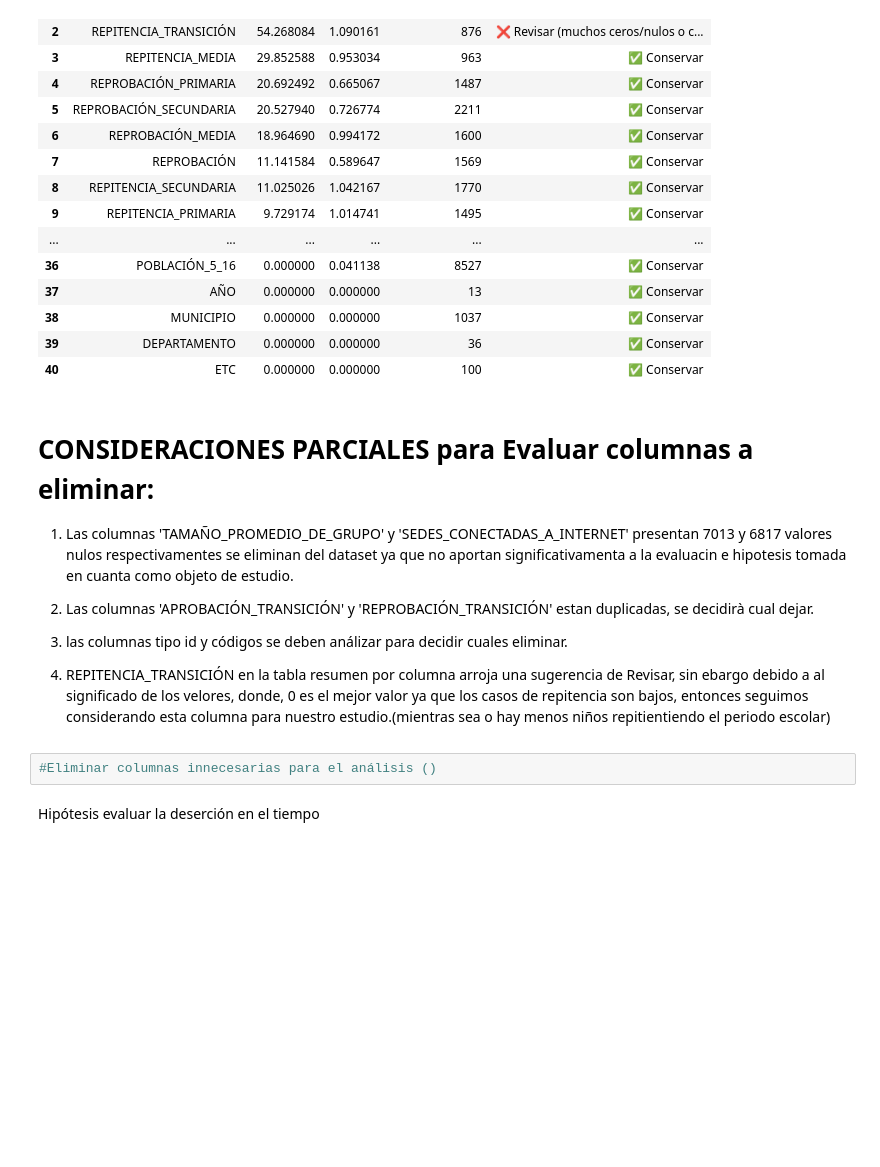
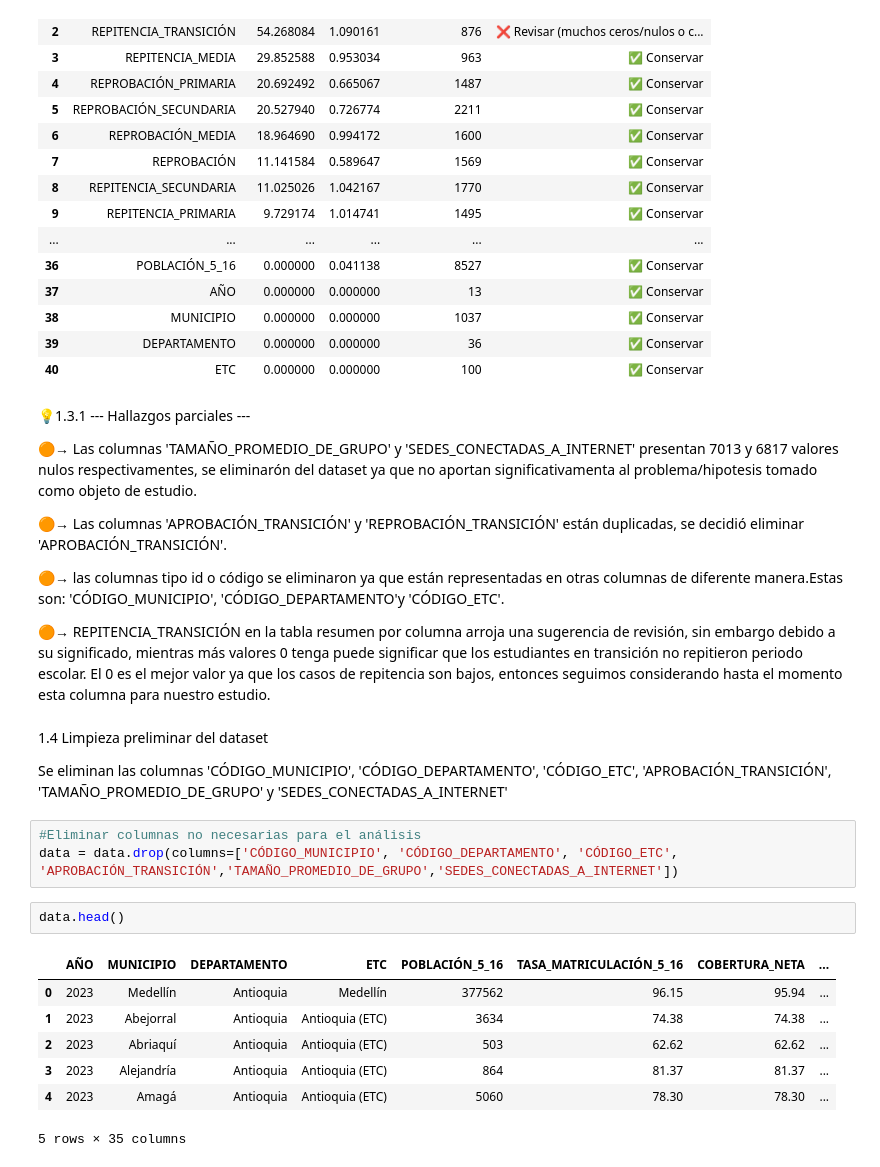
Before and after one commit to Fabiloz/Proyecto_Final, a Jupyter notebook: Análisis_de_Indicadores_Educativos.ipynb, the cells around one changed output. Drawn from its saved outputs; the diff is of its cells as text; blank space fills up the shorter version.

```diff
--- a/Análisis_de_Indicadores_Educativos.ipynb
+++ b/Análisis_de_Indicadores_Educativos.ipynb
@@ -204,17 +204,29 @@ summary.head(41)  # Puedes cambiar el número de filas mostradas
 | 39 | DEPARTAMENTO | 0.000000 | 0.000000 | 36 | ✅ Conservar |
 | 40 | ETC | 0.000000 | 0.000000 | 100 | ✅ Conservar |
 # %% [markdown]
-#  CONSIDERACIONES PARCIALES para Evaluar columnas a eliminar:
+💡1.3.1 --- Hallazgos parciales ---
 
-1. Las columnas 'TAMAÑO_PROMEDIO_DE_GRUPO' y 'SEDES_CONECTADAS_A_INTERNET' presentan 7013 y 6817 valores nulos respectivamentes se eliminan del dataset ya que no aportan significativamenta a la evaluacin e hipotesis tomada en cuanta como objeto de estudio.
+🟠→ Las columnas 'TAMAÑO_PROMEDIO_DE_GRUPO' y 'SEDES_CONECTADAS_A_INTERNET' presentan 7013 y 6817 valores nulos respectivamentes, se eliminarón del dataset ya que no aportan significativamenta al problema/hipotesis tomado como objeto de estudio.
 
-2. Las columnas 'APROBACIÓN_TRANSICIÓN' y 'REPROBACIÓN_TRANSICIÓN' estan duplicadas, se decidirà cual dejar.
+🟠→  Las columnas 'APROBACIÓN_TRANSICIÓN' y 'REPROBACIÓN_TRANSICIÓN' están duplicadas, se decidió eliminar 'APROBACIÓN_TRANSICIÓN'.
 
-3. las columnas tipo id y códigos se deben análizar para decidir cuales eliminar.
+🟠→  las columnas tipo id  o código se eliminaron ya que están representadas en otras columnas de diferente manera.Estas son: 'CÓDIGO_MUNICIPIO', 'CÓDIGO_DEPARTAMENTO'y 'CÓDIGO_ETC'.
 
-4. REPITENCIA_TRANSICIÓN en la tabla resumen por columna arroja una sugerencia de Revisar, sin ebargo debido a al significado de los velores, donde, 0 es el mejor valor ya que los casos de repitencia son bajos, entonces seguimos considerando esta columna para nuestro estudio.(mientras sea o hay menos niños repitientiendo el periodo escolar)
+🟠→  REPITENCIA_TRANSICIÓN en la tabla resumen por columna arroja una sugerencia de revisión, sin embargo debido a su significado, mientras más valores 0 tenga puede significar que los estudiantes en transición no repitieron periodo escolar. El 0 es el mejor valor ya que los casos de repitencia son bajos, entonces seguimos considerando hasta el momento esta columna para nuestro estudio.
-# %%
-#Eliminar columnas innecesarias para el análisis ()
-# %% [markdown]
-Hipótesis
-evaluar la deserción en el tiempo
+# %% [markdown]
+1.4 Limpieza preliminar del dataset
+
+Se eliminan las columnas 'CÓDIGO_MUNICIPIO', 'CÓDIGO_DEPARTAMENTO', 'CÓDIGO_ETC', 'APROBACIÓN_TRANSICIÓN', 'TAMAÑO_PROMEDIO_DE_GRUPO' y 'SEDES_CONECTADAS_A_INTERNET'
+# %%
+#Eliminar columnas no necesarias para el análisis
+data = data.drop(columns=['CÓDIGO_MUNICIPIO', 'CÓDIGO_DEPARTAMENTO', 'CÓDIGO_ETC', 'APROBACIÓN_TRANSICIÓN','TAMAÑO_PROMEDIO_DE_GRUPO','SEDES_CONECTADAS_A_INTERNET'])
+# %%
+data.head()
+# %% [output]
+|  | AÑO | MUNICIPIO | DEPARTAMENTO | ETC | POBLACIÓN_5_16 | TASA_MATRICULACIÓN_5_16 | COBERTURA_NETA | ... |
+| 0 | 2023 | Medellín | Antioquia | Medellín | 377562 | 96.15 | 95.94 | ... |
+| 1 | 2023 | Abejorral | Antioquia | Antioquia (ETC) | 3634 | 74.38 | 74.38 | ... |
+| 2 | 2023 | Abriaquí | Antioquia | Antioquia (ETC) | 503 | 62.62 | 62.62 | ... |
+| 3 | 2023 | Alejandría | Antioquia | Antioquia (ETC) | 864 | 81.37 | 81.37 | ... |
+| 4 | 2023 | Amagá | Antioquia | Antioquia (ETC) | 5060 | 78.30 | 78.30 | ... |
+5 rows × 35 columns
```
Also changed, not shown: parts of 5 cells of this notebook.
